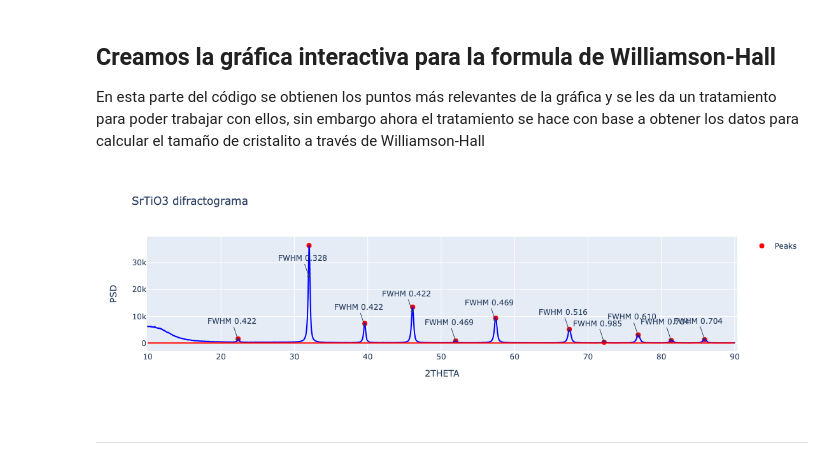
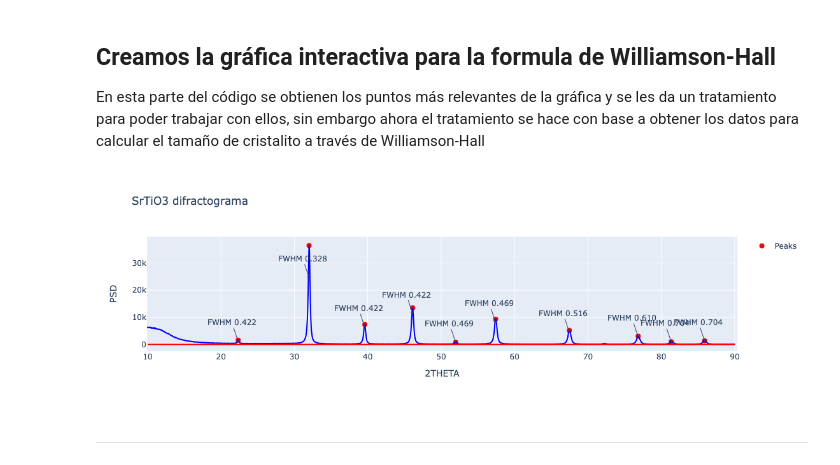
Before and after one commit to joscor34/XRD_interpreter, a Jupyter notebook: XRD_file_interpreter.ipynb, the cells around one changed output. Drawn from its saved outputs; the diff is of its cells as text; code cells hidden in the pictures.

```diff
--- a/XRD_file_interpreter.ipynb
+++ b/XRD_file_interpreter.ipynb
@@ -69,7 +69,7 @@ fig.add_shape(
 
 #-------------------------------------------------
 #Se calcula la altura máxima en de la reflexión más grande:
-#altura_reflexion_max = max(df[' PSD'].values).idxmin - y_position_value_global
+altura_reflexion_max = max(df[' PSD'].values) - y_position_value_global
 # indice reflexión más alta
 indice_refle_mas_alta = df[df[' PSD'] == max(df[' PSD'].values)].index[0]
 #print(indice_refle_mas_alta)
@@ -191,6 +191,7 @@ df = pd.read_csv('data.csv')
 peaks, _ = find_peaks(df[' PSD'], prominence=50 , distance= 90)  # Adjust prominence as needed
 peaks = np.delete(peaks, 0)
 peaks = np.delete(peaks, 1)
+peaks = np.delete(peaks, 7)
 
 y_position_value_global = 100
 beta_constant_value = 0
@@ -229,34 +230,34 @@ def calculate_fwhm(index):
     fwhm = df[' 2THETA'][right_bound] - df[' 2THETA'][left_bound]  # FWHM calculation
     return fwhm
 
 def largo_pico(distancia, df_f, peaks):
 
     fig.add_annotation(
         x=df_f[' 2THETA'][peaks],
         y=df_f[' PSD'][peaks - 2],
         text=f'FWHM {distancia:.3f}', # Ponemos la distancia con 3 puntos decimales
         showarrow=True,
         arrowhead=1,
     )
 
 fwhm_values = []
 angulos_peaks = []
 for peak_index in peaks:
     fwhm = calculate_fwhm(peak_index)
     angulos_peaks.append(df[' 2THETA'][peak_index])
     fwhm_values.append(fwhm)
     #print(f"Peak at index {peak_index}: FWHM = {fwhm}")
 
 for i in range(len(lista_picos_index)):
     largo_pico(fwhm_values[i], df, lista_picos_index[i])
 
 #largo_pico(lista_distancia_entre_picos[1], df,1,1)
 #print(lista_picos_index[1])
 #print(calculate_fwhm(lista_picos_index[1]))
 
 fig.show()
 # %% [output]
-[figure, old version]
+[figure, new version]
 # %% [markdown]
 ---
 # %% [markdown]
```
Also changed, not shown: parts of 6 cells of this notebook.
